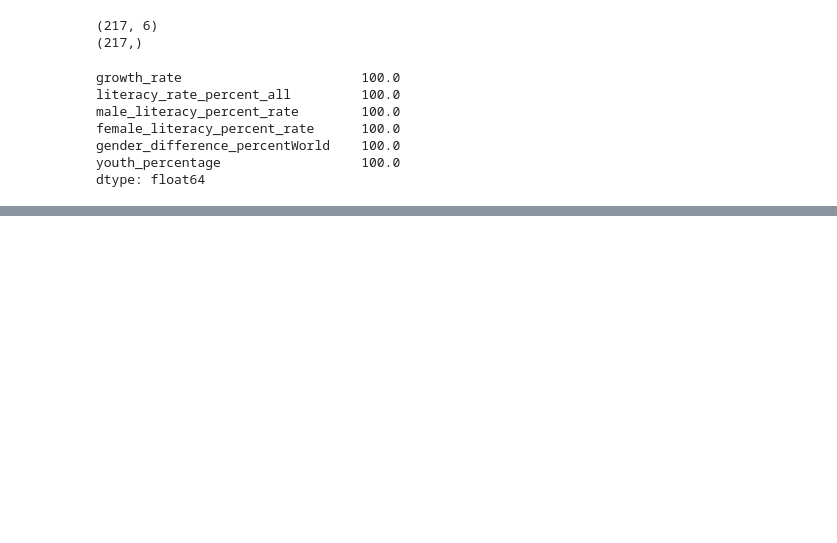
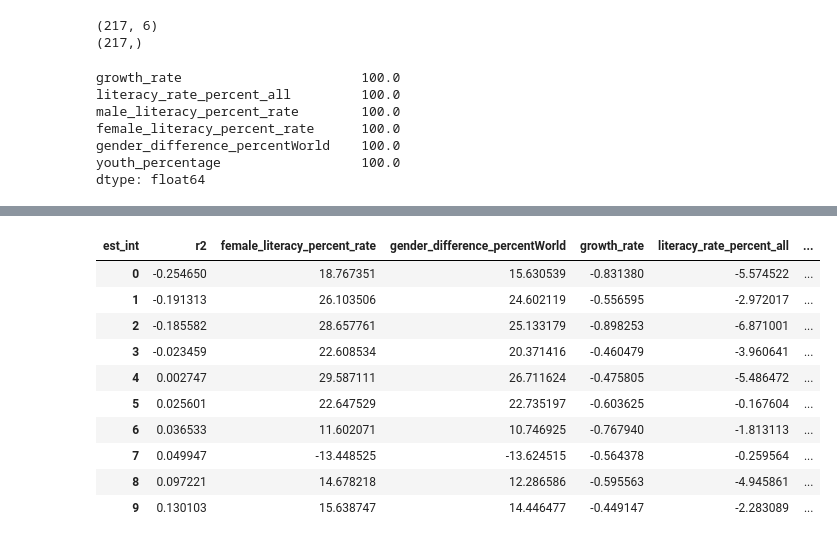
Before and after one commit to eringill/Unemployment_literacy_and_gdp, a Jupyter notebook: Unemployment_literacy_and_gdp.ipynb, the cells around one changed output, grey strips where cells are left out. Cells and saved outputs as stored; diff of their text form; code cells hidden in the pictures; blank space fills up the shorter version.

```diff
--- a/Unemployment_literacy_and_gdp.ipynb
+++ b/Unemployment_literacy_and_gdp.ipynb
@@ -222,0 +209,36 @@ Text(0, 0.5, 'Percent of Residents Unemployed')
+# %%
+#What happens if we change the random state of our model?
+
+random_states = [1, 2, 3, 4, 5, 6, 7, 8, 9, 10]
+
+def fit_model(X, y, random_states):
+    column_names = ["rand_state", "est_int", "coefs", "abs_coefs"]
+    all_coefs = pd.DataFrame(columns = column_names)
+    all_scores = []
+    for i in random_states:
+        X_train, X_test, y_train, y_test = train_test_split(X, y, test_size = 0.3, random_state=i)
+
+        lm_model = LinearRegression(normalize=True)
+        lm_model.fit(X_train, y_train)
+
+        y_train_preds = lm_model.predict(X_train)
+        train_score = (r2_score(y_train, y_train_preds))
+
+        y_test_preds = lm_model.predict(X_test)
+        test_score = (r2_score(y_test, y_test_preds))
+
+        #make a dataframe containing all of the variables' coefficients and r2 values
+        #for each random state tested
+        coefs_df = pd.DataFrame()
+        coefs_df['est_int'] = X_train.columns
+        coefs_df['coefs'] = lm_model.coef_
+        coefs_df['abs_coefs'] = np.abs(lm_model.coef_)
+        coefs_df['rand_state'] = i
+        coefs_df['r2'] = test_score
+        coefs_df = coefs_df.sort_values('abs_coefs', ascending=False)
+
+        all_coefs = pd.concat([all_coefs, coefs_df], axis = 0, ignore_index = True)
+        all_scores.append(test_score)
+    return all_coefs, all_scores
+
+coefs, scores = fit_model(X, y, random_states)
@@ -222,0 +257,16 @@ Text(0, 0.5, 'Percent of Residents Unemployed')
+# %%
+#now let's pivot the results so that we
+coefs_pivot = coefs.pivot(index = 'r2', columns = 'est_int', values = 'coefs').reset_index().sort_values(by = ['r2'])
+coefs_pivot
+# %% [output]
+| est_int | r2 | female_literacy_percent_rate | gender_difference_percentWorld | growth_rate | literacy_rate_percent_all | ... |
+| 0 | -0.254650 | 18.767351 | 15.630539 | -0.831380 | -5.574522 | ... |
+| 1 | -0.191313 | 26.103506 | 24.602119 | -0.556595 | -2.972017 | ... |
+| 2 | -0.185582 | 28.657761 | 25.133179 | -0.898253 | -6.871001 | ... |
+| 3 | -0.023459 | 22.608534 | 20.371416 | -0.460479 | -3.960641 | ... |
+| 4 | 0.002747 | 29.587111 | 26.711624 | -0.475805 | -5.486472 | ... |
+| 5 | 0.025601 | 22.647529 | 22.735197 | -0.603625 | -0.167604 | ... |
+| 6 | 0.036533 | 11.602071 | 10.746925 | -0.767940 | -1.813113 | ... |
+| 7 | 0.049947 | -13.448525 | -13.624515 | -0.564378 | -0.259564 | ... |
+| 8 | 0.097221 | 14.678218 | 12.286586 | -0.595563 | -4.945861 | ... |
+| 9 | 0.130103 | 15.638747 | 14.446477 | -0.449147 | -2.283089 | ... |
```
Also changed, not shown: parts of 14 cells of this notebook.
